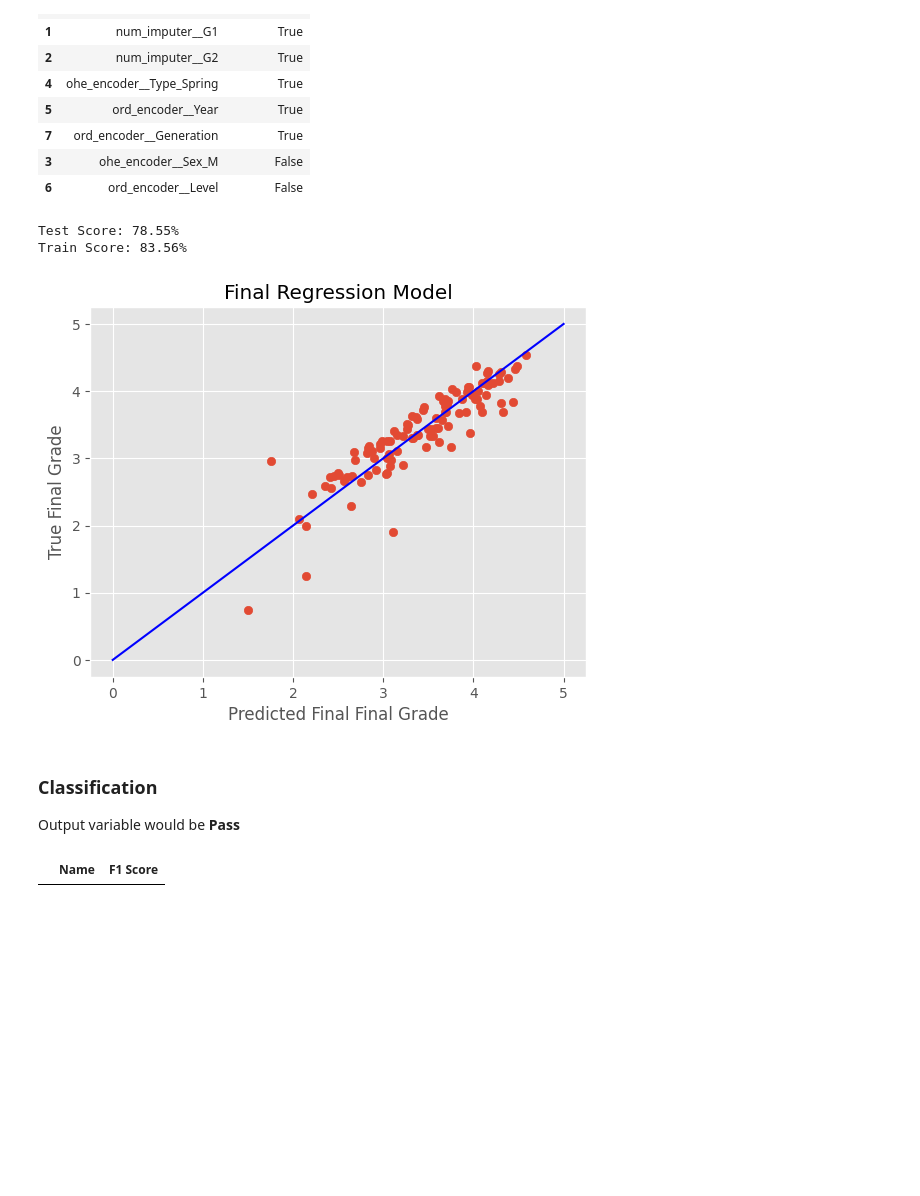
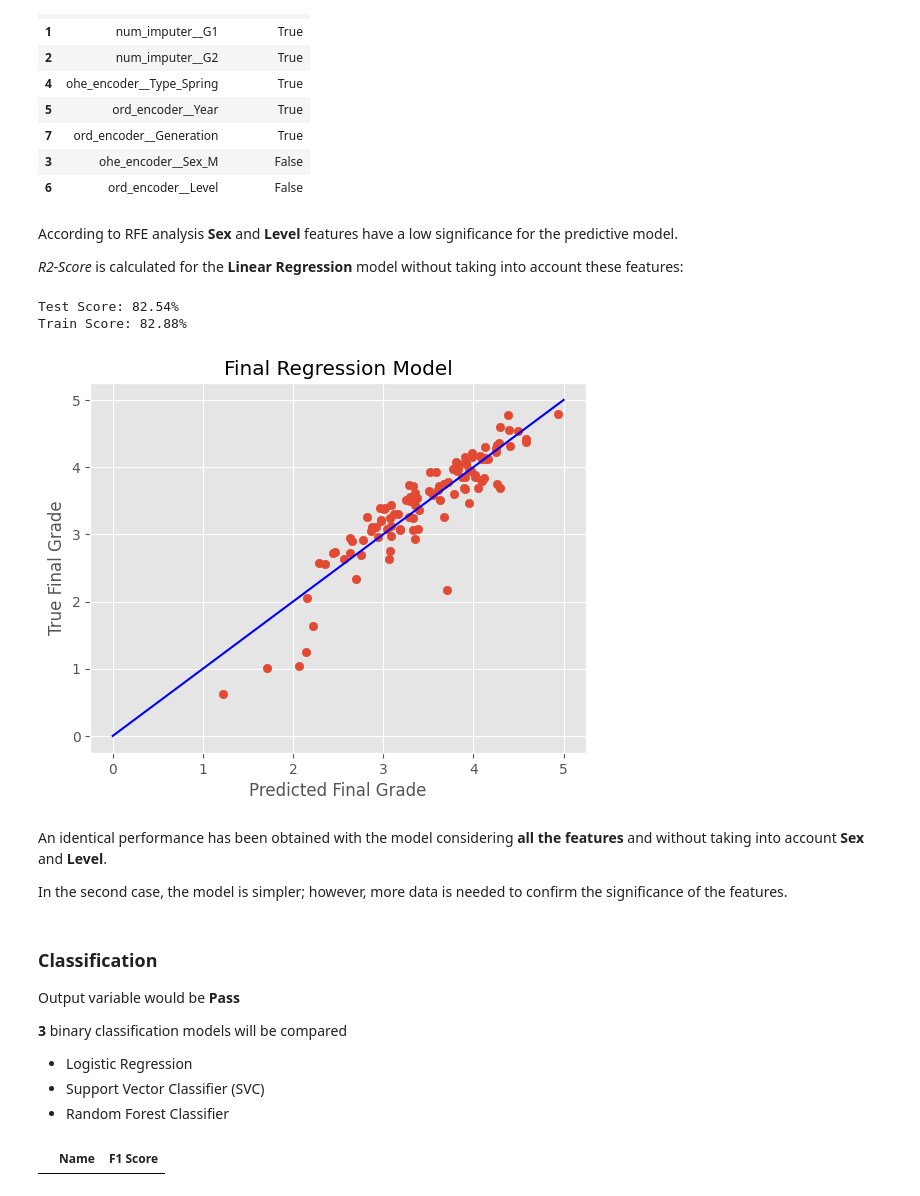
Before and after one commit to alejo1630/grades_college_analysis, a Jupyter notebook: grades.ipynb, the cells around one changed output. Saved outputs shown, nothing was run; the diff lists cells and outputs as text; code cells hidden in the pictures; blank space fills up the shorter version.

```diff
--- a/grades.ipynb
+++ b/grades.ipynb
@@ -980,38 +1006,52 @@ pd.DataFrame(list(zip(pipeline_rfe[0].get_feature_names_out().tolist(), refcv_r.
 | 7 | ord_encoder__Generation | True |
 | 3 | ohe_encoder__Sex_M | False |
 | 6 | ord_encoder__Level | False |
+# %% [markdown]
+According to RFE analysis **Sex** and **Level** features have a low significance for the predictive model.
+
+*R2-Score* is calculated for the **Linear Regression** model without taking into account these features:
 # %%
 model_final_r = LinearRegression()
 
 
 column_trans_final  = ColumnTransformer([
      ('num_imputer', num_transformer, ["ID", "G1", "G2"]),
      ('ohe_encoder', binary_transformer, ["Type"]),
      ('ord_encoder', ordinal_transformer, ["Year", "Generation"])])
 
 
 pipeline_r = Pipeline([('prep',column_trans_final),
                      ('model', model_final_r)])
 
 pipeline_r.fit(x_train_1, y_train_1)
 
 
 print(f"Test Score: {round(pipeline_r.score(x_test_1, y_test_1) * 100, 2)}%")
 print(f"Train Score: {round(pipeline_r.score(x_train_1, y_train_1) * 100, 2)}%")
 
 
 plt.scatter(pipeline_r.predict(x_test_1), y_test_1, marker = "o")
 plt.plot([0, 5], [0, 5], color = "blue")
-plt.xlabel("Predicted Final Final Grade")
+plt.xlabel("Predicted Final Grade")
 plt.ylabel("True Final Grade")
 plt.title("Final Regression Model")
 plt.show()
 # %% [output]
-Test Score: 78.55%
-Train Score: 83.56%
+Test Score: 82.54%
+Train Score: 82.88%
-[figure, old version]
+[figure, new version]
+# %% [markdown]
+An identical performance has been obtained with the model considering **all the features** and without taking into account **Sex** and **Level**.
+
+In the second case, the model is simpler; however, more data is needed to confirm the significance of the features.
 # %% [markdown]
 ### **Classification**
 
 Output variable would be **Pass**
+
+**3** binary classification models will be compared
+
+- Logistic Regression
+- Support Vector Classifier (SVC)
+- Random Forest Classifier
 # %%
```
Also changed, not shown: parts of 33 cells of this notebook, 1 other file.
